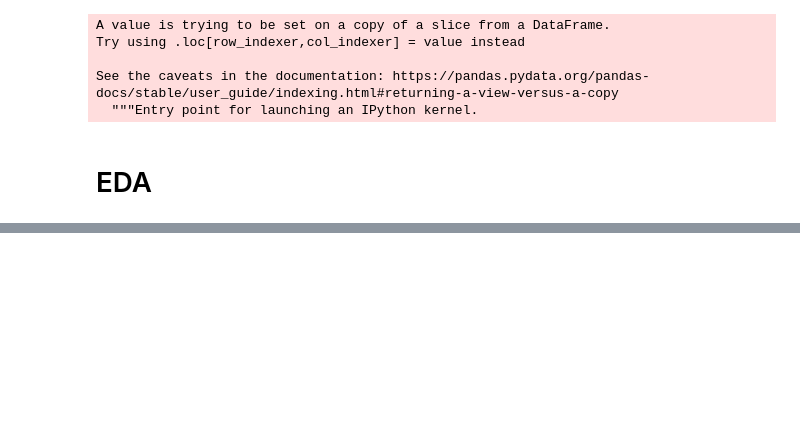
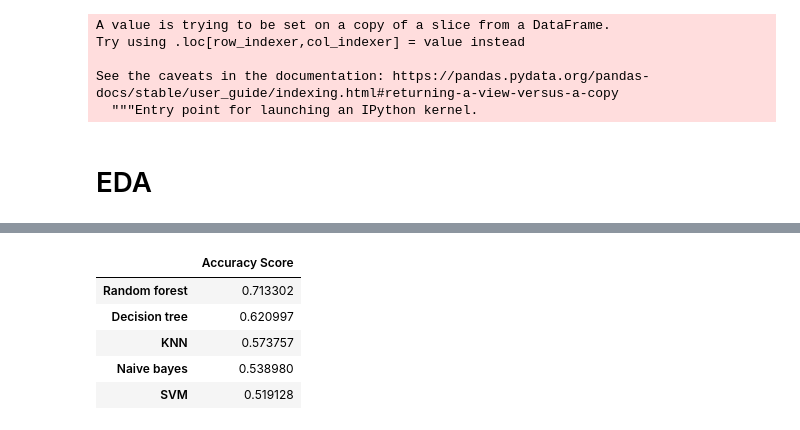
Before and after one commit to Dennieeeee/Heart-Disease, a Jupyter notebook: Cardiovascular_心血管.ipynb, the cells around one changed output, grey strips where cells are left out. Cells and saved outputs as stored; diff of their text form; code cells hidden in the pictures; blank space fills up the shorter version.

```diff
--- a/Cardiovascular_心血管.ipynb
+++ b/Cardiovascular_心血管.ipynb
@@ -221,0 +295,11 @@ sns.heatmap(df_cleaned.corr(), fmt=".3f", linewidths=0.5, annot=True)
+# %%
+scores_frame = pd.DataFrame(scores, index=["Accuracy Score"]).T
+scores_frame.sort_values(by=["Accuracy Score"], axis=0 ,ascending=False, inplace=True)
+scores_frame
+# %% [output]
+|  | Accuracy Score |
+| Random forest | 0.713302 |
+| Decision tree | 0.620997 |
+| KNN | 0.573757 |
+| Naive bayes | 0.538980 |
+| SVM | 0.519128 |
```
Also changed, not shown: parts of 20 cells of this notebook.
